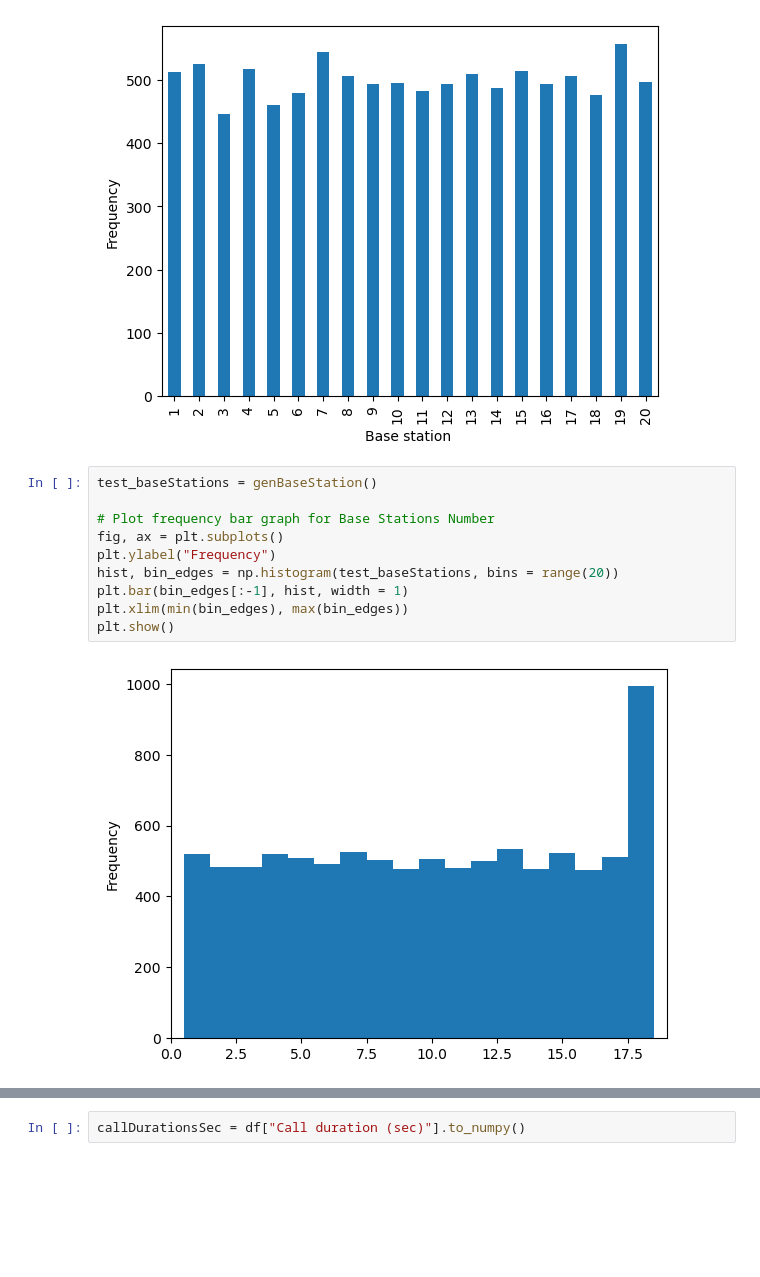
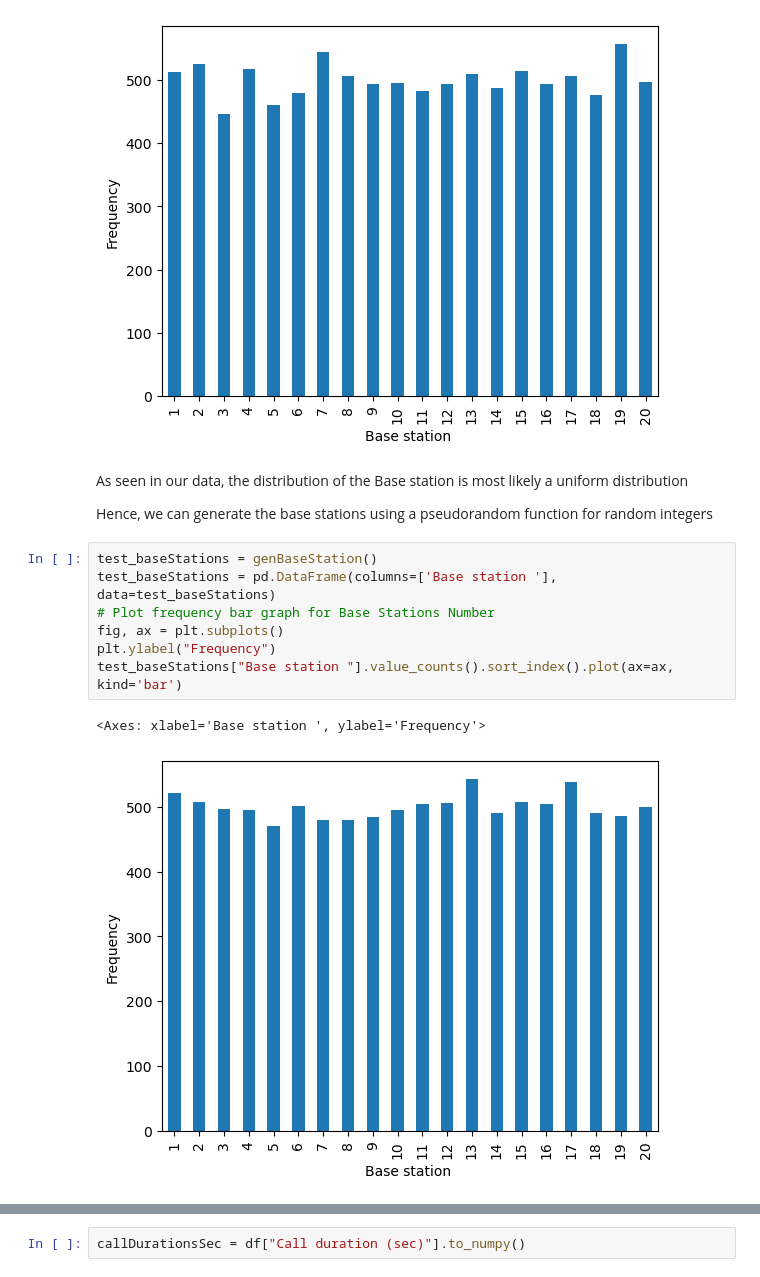
Before and after one commit to sojs-coding/HighwayCallSim, a Jupyter notebook: SC4054 Identifying Distribution.ipynb, the cells around one changed output, grey strips where cells are left out. Cells and saved outputs as stored; diff of their text form; blank space fills up the shorter version.

Commit message:
Added markdown text
Described the process of identifying the distribution

```diff
--- a/SC4054 Identifying Distribution.ipynb
+++ b/SC4054 Identifying Distribution.ipynb
@@ -95,15 +83,17 @@ df["Base station "].value_counts().sort_index().plot(ax=ax, kind='bar')
 # %% [output]
 <Axes: xlabel='Base station ', ylabel='Frequency'>
 [figure]
+# %% [markdown]
+As seen in our data, the distribution of the Base station is most likely a uniform distribution
+
+Hence, we can generate the base stations using a pseudorandom function for random integers
 # %%
 test_baseStations = genBaseStation()
-
+test_baseStations = pd.DataFrame(columns=['Base station '], data=test_baseStations)
 # Plot frequency bar graph for Base Stations Number
 fig, ax = plt.subplots()
 plt.ylabel("Frequency")
-hist, bin_edges = np.histogram(test_baseStations, bins = range(20))
-plt.bar(bin_edges[:-1], hist, width = 1)
-plt.xlim(min(bin_edges), max(bin_edges))
-plt.show()
+test_baseStations["Base station "].value_counts().sort_index().plot(ax=ax, kind='bar')
 # %% [output]
+<Axes: xlabel='Base station ', ylabel='Frequency'>
-[figure, old version]
+[figure, new version]
```
Also changed, not shown: parts of 29 cells of this notebook, 2 other files.
